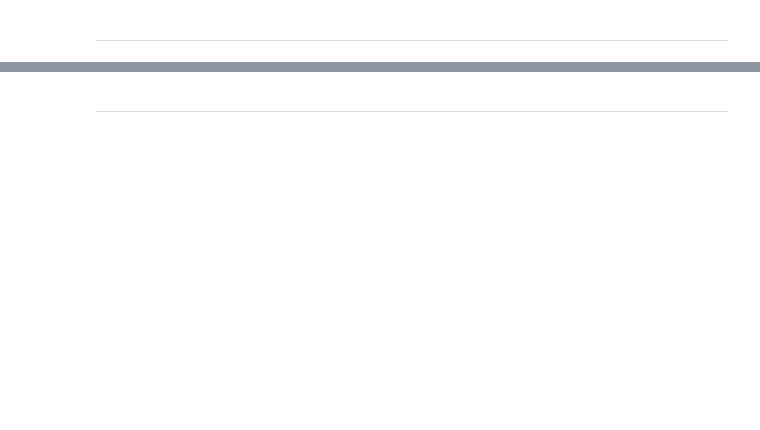
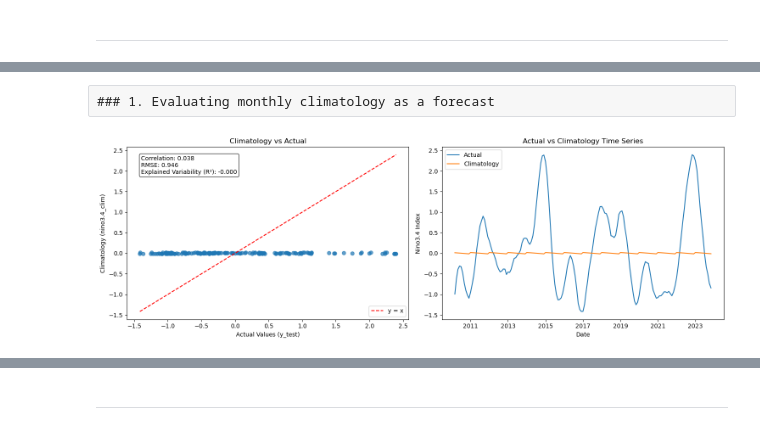
Before and after one commit to sana-ccrc/PyEarthTools, a Jupyter notebook: notebooks/tutorial/ENSO_Forecast.ipynb, the cells around one changed output, grey strips where cells are left out. Cells and saved outputs as stored; diff of their text form; code cells hidden in the pictures; blank space fills up the shorter version.

```diff
--- a/notebooks/tutorial/ENSO_Forecast.ipynb
+++ b/notebooks/tutorial/ENSO_Forecast.ipynb
@@ -449,2 +708,6 @@ target_column = 'nino3.4_tplus3'
+# %%
+# Assign MLP predictions to a new column in forecasts_df
+
+forecasts_df['y_pred_mlp'] = y_pred  # assumes y_pred is from the MLP model
 # %% [markdown]
 ---
@@ -461,0 +732,47 @@ We will also:
+# %% [raw]
+### 1. Evaluating monthly climatology as a forecast
+# %%
+# If we use monthly climatology as our forecast, this is the performance that we get
+# Extract true values and climatology predictions
+y_true = forecasts_df['y_test']
+y_clim = forecasts_df['nino3.4_clim']
+
+# Calculate metrics
+correlation_clim = np.corrcoef(y_true, y_clim)[0, 1]
+rmse_clim = np.sqrt(mean_squared_error(y_true, y_clim))
+r2_clim = r2_score(y_true, y_clim)
+
+# Create datetime index from forecast year/month
+forecast_dates = pd.to_datetime(dict(
+    year=forecasts_df['forecast_year'],
+    month=forecasts_df['forecast_month'],
+    day=1
+))
+
+fig, axes = plt.subplots(1, 2, figsize=(15, 5))
+
+# Scatter plot: Climatology vs Actual
+axes[0].scatter(y_true, y_clim, alpha=0.7)
+axes[0].plot([y_true.min(), y_true.max()], [y_true.min(), y_true.max()], 'r--', label='y = x')
+axes[0].set_xlabel('Actual Values (y_test)')
+axes[0].set_ylabel('Climatology (nino3.4_clim)')
+axes[0].set_title('Climatology vs Actual')
+axes[0].legend()
+
+# Annotate correlation, RMSE, and R²
+stats_text = f'Correlation: {correlation_clim:.3f}\nRMSE: {rmse_clim:.3f}\nExplained Variability (R²): {r2_clim:.3f}'
+axes[0].text(0.05, 0.95, stats_text, transform=axes[0].transAxes, fontsize=10,
+             verticalalignment='top', bbox=dict(boxstyle='round', facecolor='white', alpha=0.8))
+
+# Time series plot
+axes[1].plot(forecast_dates, y_true, label='Actual')
+axes[1].plot(forecast_dates, y_clim, label='Climatology')
+axes[1].set_xlabel('Date')
+axes[1].set_ylabel('Nino3.4 Index')
+axes[1].set_title('Actual vs Climatology Time Series')
+axes[1].legend()
+
+plt.tight_layout()
+plt.show()
+# %% [output]
+[figure, added]
```
Also changed, not shown: parts of 45 cells of this notebook.
